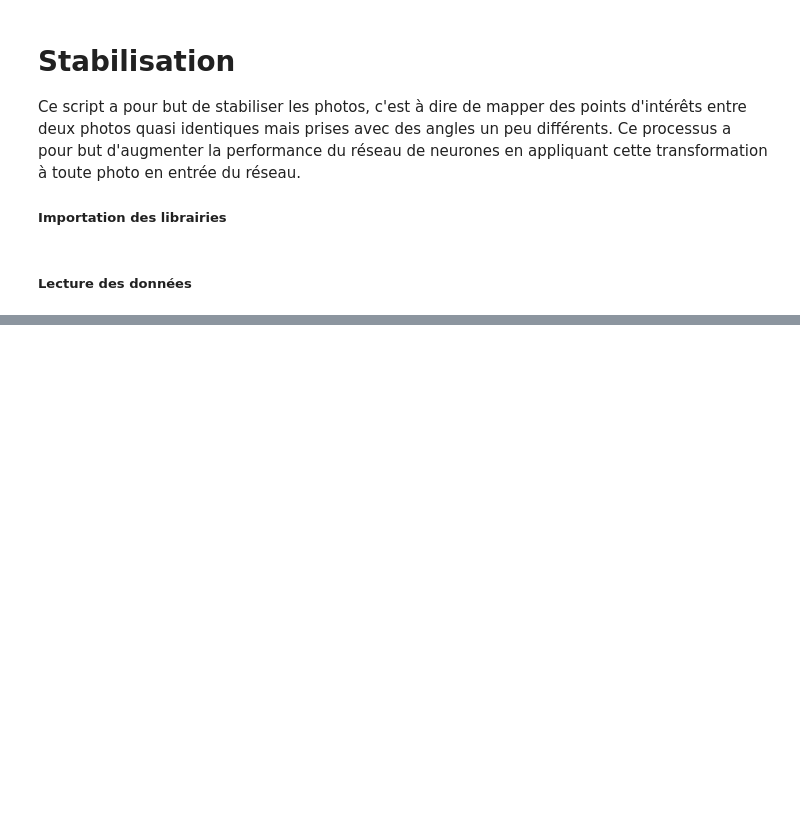
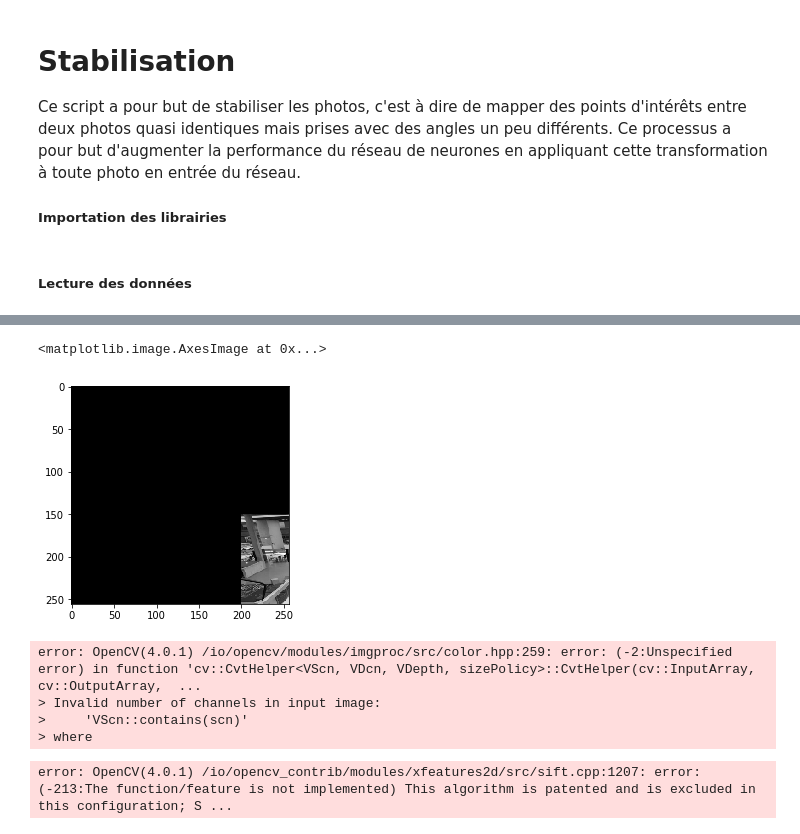
Before and after one commit to Erwandk/QueueDetection, a Jupyter notebook: code_projet/Stabilisation.ipynb, the cells around one changed output, grey strips where cells are left out. Drawn from its saved outputs; the diff is of its cells as text; code cells hidden in the pictures; blank space fills up the shorter version.

```diff
--- a/code_projet/Stabilisation.ipynb
+++ b/code_projet/Stabilisation.ipynb
@@ -99,0 +159,28 @@ x_ref_int, y_ref_int = get_interest_point(img_ref, display=True)
+# %%
+img_ref_gray = cv2.cvtColor(img_ref, cv2.COLOR_RGB2GRAY)
+img_gray = cv2.cvtColor(img, cv2.COLOR_RGB2GRAY)
+
+rows,cols = img_gray.shape
+M = np.float32([[1,0,200],[0,1,150]])
+dst = cv2.warpAffine(img_gray,M,(cols,rows))
+plt.imshow(dst.astype(np.uint8), cmap='gray')
+# %% [output]
+<matplotlib.image.AxesImage at 0x...>
+[figure, added]
+# %%
+# Initiate SIFT detector
+orb = cv2.ORB_create()
+
+# find the keypoints and descriptors with SIFT
+kp = orb.detect(img_ref_gray, None)
+# %% [output]
+error: OpenCV(4.0.1) /io/opencv/modules/imgproc/src/color.hpp:259: error: (-2:Unspecified error) in function 'cv::CvtHelper<VScn, VDcn, VDepth, sizePolicy>::CvtHelper(cv::InputArray, cv::OutputArray,  ...
+> Invalid number of channels in input image:
+>     'VScn::contains(scn)'
+> where
+# %%
+sift = cv2.xfeatures2d.SIFT_create()
+kp = sift.detect(img_ref_gray, None)
+test = cv2.drawKeypoints(img_ref_gray,kp,img)
+# %% [output]
+error: OpenCV(4.0.1) /io/opencv_contrib/modules/xfeatures2d/src/sift.cpp:1207: error: (-213:The function/feature is not implemented) This algorithm is patented and is excluded in this configuration; S ...
```
Also changed, not shown: parts of 16 cells of this notebook.
